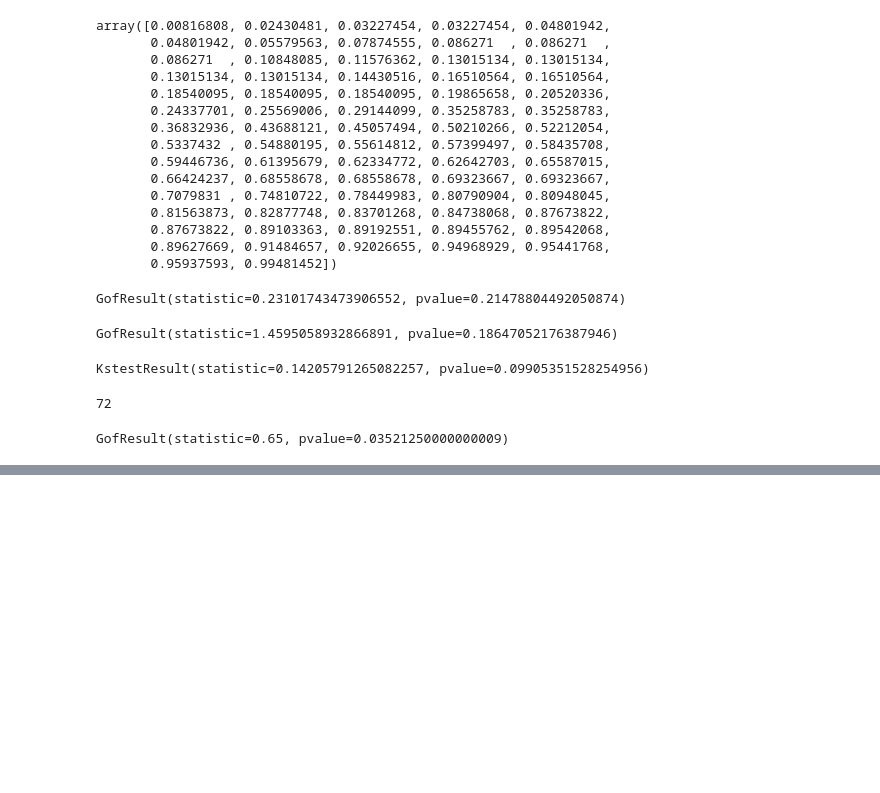
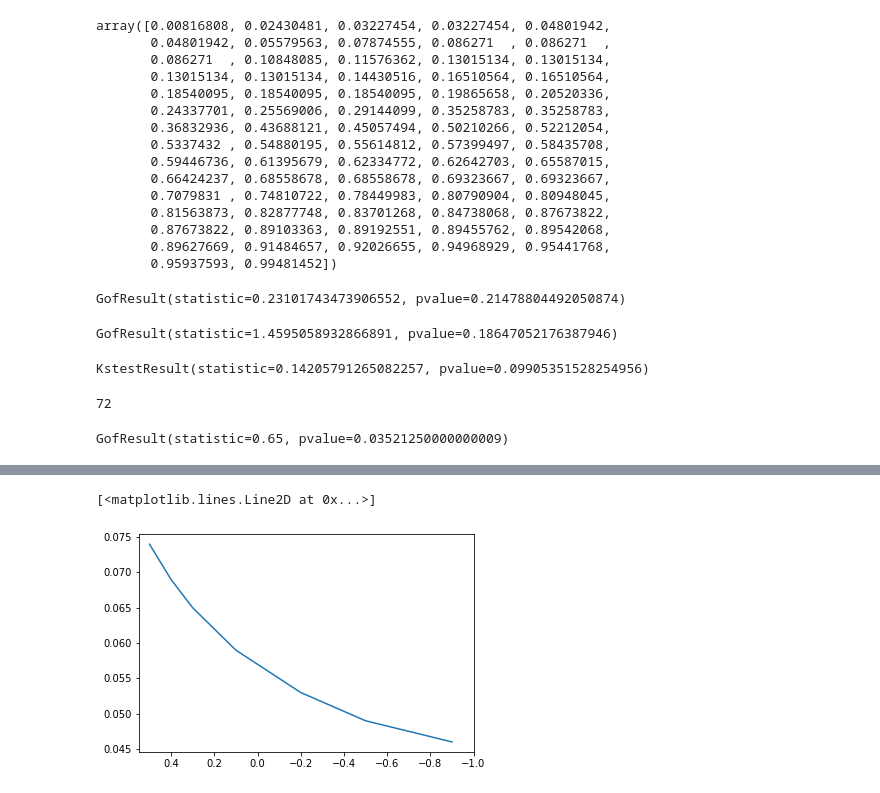
Before and after one commit to motein/Explore, a Jupyter notebook: GPD/论文中的实验.ipynb, the cells around one changed output, grey strips where cells are left out. Saved outputs shown, nothing was run; the diff lists cells and outputs as text; code cells hidden in the pictures; blank space fills up the shorter version.

```diff
--- a/GPD/论文中的实验.ipynb
+++ b/GPD/论文中的实验.ipynb
@@ -119,0 +164,3 @@ GofResult(statistic=0.65, pvalue=0.03521250000000009)
+# %%
+D2 = doc['0.5'].tolist()
+D2
@@ -119,0 +178,6 @@ GofResult(statistic=0.65, pvalue=0.03521250000000009)
+# %%
+plt.xlim(0.55,-1)
+plt.plot(Y2,D2)
+# %% [output]
+[<matplotlib.lines.Line2D at 0x...>]
+[figure, added]
```
Also changed, not shown: parts of 10 cells of this notebook, 2 other files.
